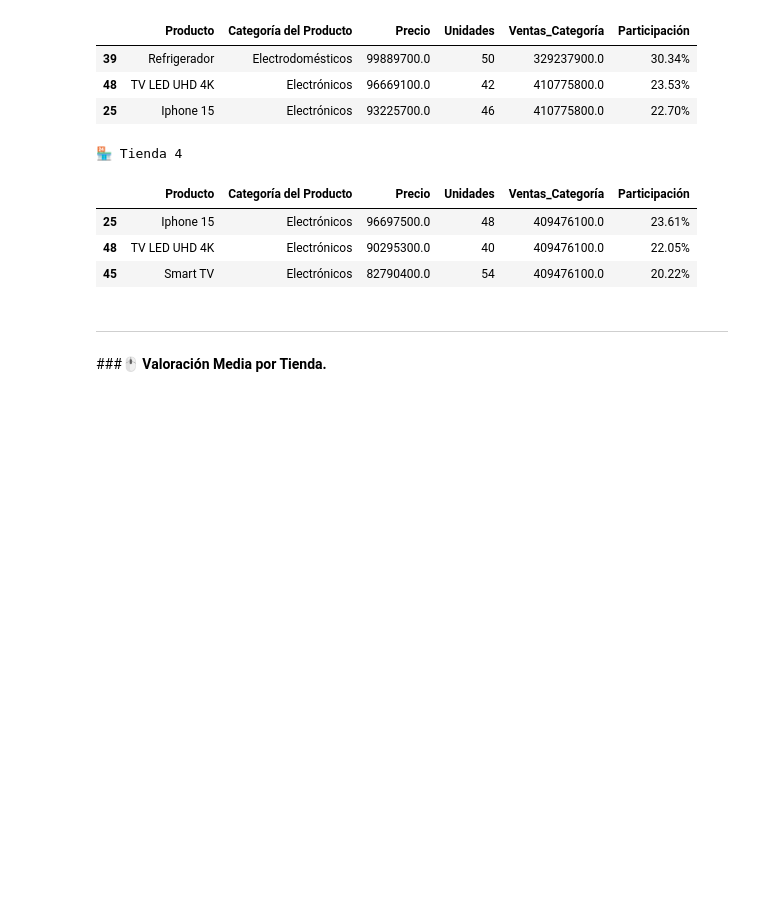
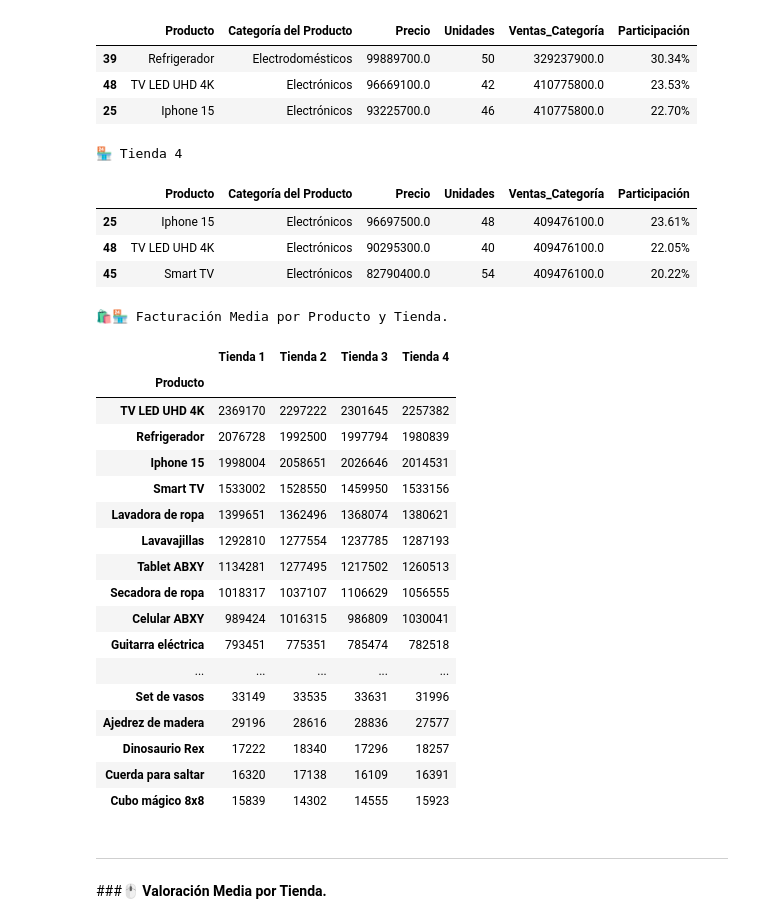
Before and after one commit to EuniceGarcia503/Challenge1_AluraStore, a Jupyter notebook: AluraStoreLatam.ipynb, the cells around one changed output. Saved outputs shown, nothing was run; the diff lists cells and outputs as text; code cells hidden in the pictures; blank space fills up the shorter version.

```diff
--- a/AluraStoreLatam.ipynb
+++ b/AluraStoreLatam.ipynb
@@ -993,0 +1025,31 @@ print()
+# %%
+#Código para calcular facturación promedio por producto y tienda.
+preciosXProducto = pd.DataFrame({'Tienda 1': tienda1.groupby('Producto')['Precio'].mean().round(0).astype(int),
+                                 'Tienda 2': tienda2.groupby('Producto')['Precio'].mean().round(0).astype(int),
+                                 'Tienda 3': tienda3.groupby('Producto')['Precio'].mean().round(0).astype(int),
+                                 'Tienda 4': tienda4.groupby('Producto')['Precio'].mean().round(0).astype(int)})
+
+preciosXProducto.sort_values(by='Tienda 1', ascending=False, inplace=True)
+print(f"🛍️🏪 Facturación Media por Producto y Tienda.")
+
+display(preciosXProducto)
+# %% [output]
+🛍️🏪 Facturación Media por Producto y Tienda.
+|  | Tienda 1 | Tienda 2 | Tienda 3 | Tienda 4 |
+| Producto |  |  |  |  |
+| TV LED UHD 4K | 2369170 | 2297222 | 2301645 | 2257382 |
+| Refrigerador | 2076728 | 1992500 | 1997794 | 1980839 |
+| Iphone 15 | 1998004 | 2058651 | 2026646 | 2014531 |
+| Smart TV | 1533002 | 1528550 | 1459950 | 1533156 |
+| Lavadora de ropa | 1399651 | 1362496 | 1368074 | 1380621 |
+| Lavavajillas | 1292810 | 1277554 | 1237785 | 1287193 |
+| Tablet ABXY | 1134281 | 1277495 | 1217502 | 1260513 |
+| Secadora de ropa | 1018317 | 1037107 | 1106629 | 1056555 |
+| Celular ABXY | 989424 | 1016315 | 986809 | 1030041 |
+| Guitarra eléctrica | 793451 | 775351 | 785474 | 782518 |
+| ... | ... | ... | ... | ... |
+| Set de vasos | 33149 | 33535 | 33631 | 31996 |
+| Ajedrez de madera | 29196 | 28616 | 28836 | 27577 |
+| Dinosaurio Rex | 17222 | 18340 | 17296 | 18257 |
+| Cuerda para saltar | 16320 | 17138 | 16109 | 16391 |
+| Cubo mágico 8x8 | 15839 | 14302 | 14555 | 15923 |
```
Also changed, not shown: parts of 22 cells of this notebook.
